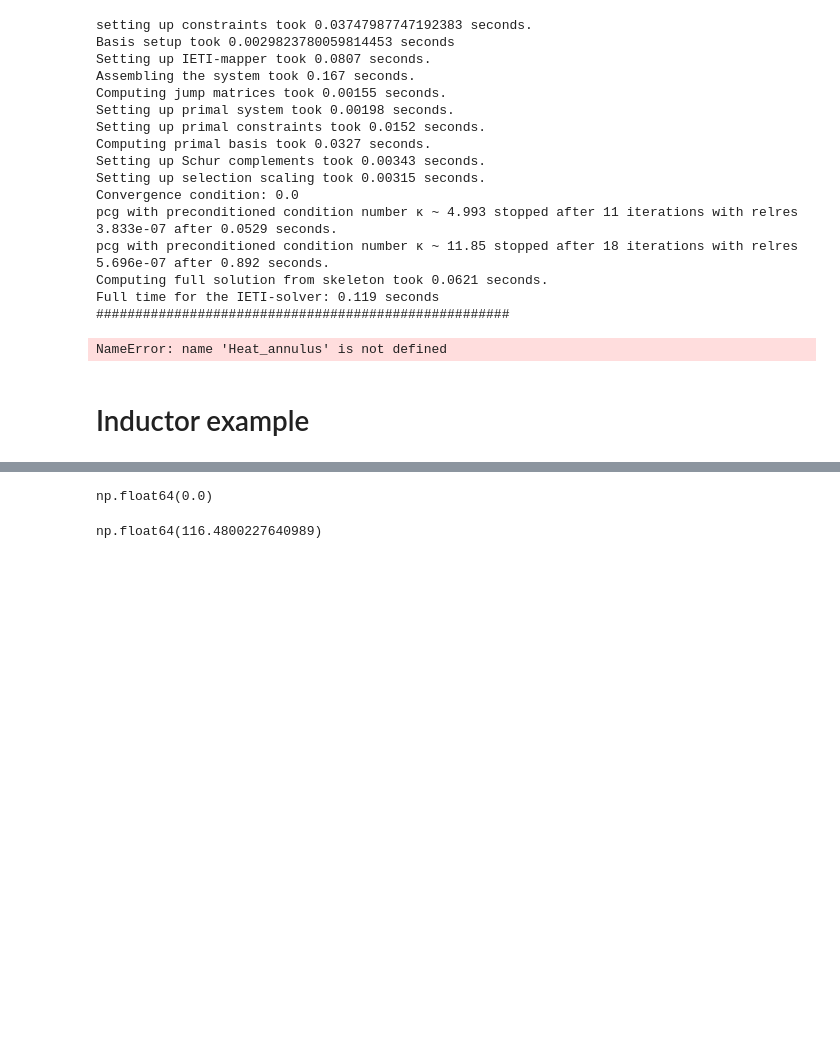
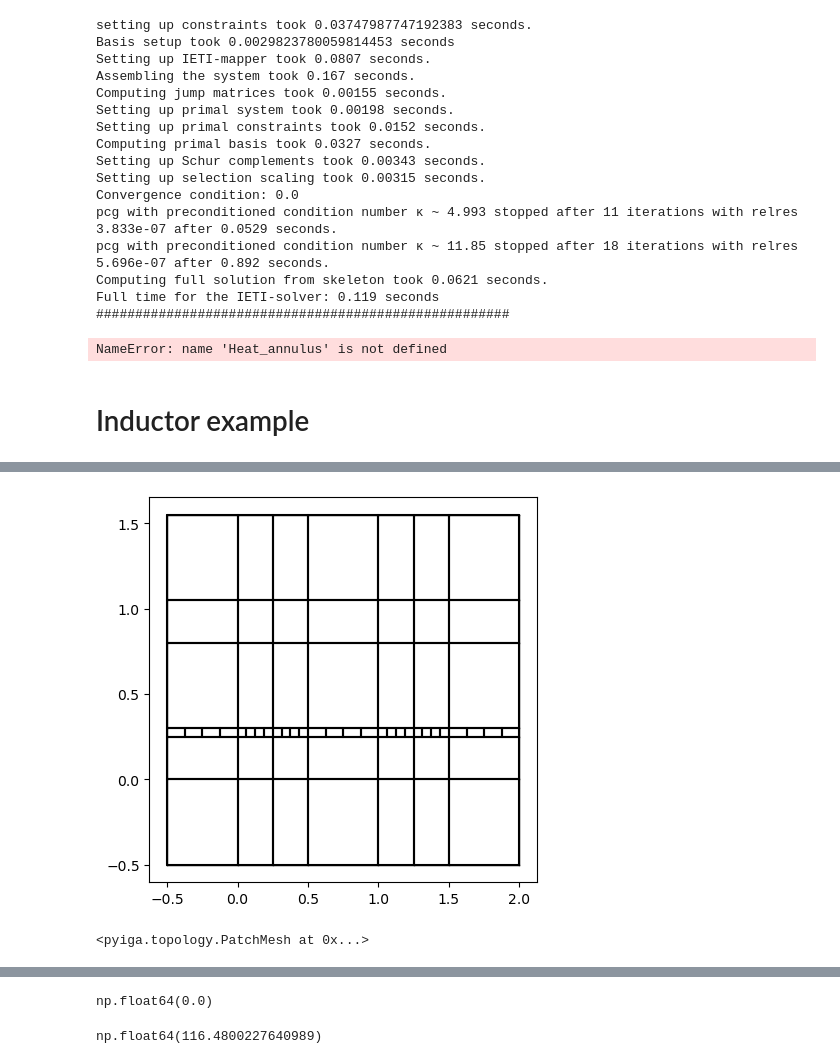
Before and after one commit to Stefan714/pyiga, a Jupyter notebook: notebooks/IETI.ipynb, the cells around one changed output, grey strips where cells are left out. Cells and saved outputs as stored; diff of their text form; code cells hidden in the pictures; blank space fills up the shorter version.

```diff
--- a/notebooks/IETI.ipynb
+++ b/notebooks/IETI.ipynb
@@ -606,10 +607,10 @@ R1 = np.zeros((max(maxiters),2*len(degs)))
 R2 = np.zeros((max(maxiters),2*len(degs)))
 
 f={0:lambda x,y: 100., 1:lambda x,y: 100.}
-a = {0:1000.,1:1.}
+a = {0:1.,1:1.}
 dir_data = {0:0}
 
-plot=True
+plot=False
 
 for i, deg in enumerate(degs):
     N = deg+1
@@ -703,15 +704,15 @@ for i, deg in enumerate(degs):
         R1[k,2*i] = it
         R1[k,2*i+1] = abs(max_eig/min_eig)
 
-        P = MsD_deluxe_whole(IMap, SD.SchurMatrices(), SD.B, C)
-        lam, it, min_eig, max_eig, r = solvers.pcg(F, b, x0=None, maxiter=200, P=P, output=True, rtol=1e-6, atol=1e-12)
-        R2[k,2*i] = it
-        R2[k,2*i+1] = abs(max_eig/min_eig)
+        # P = MsD_deluxe_whole(IMap, SD.SchurMatrices(), SD.B, C)
+        # lam, it, min_eig, max_eig, r = solvers.pcg(F, b, x0=None, maxiter=200, P=P, output=True, rtol=1e-6, atol=1e-12)
+        # R2[k,2*i] = it
+        # R2[k,2*i+1] = abs(max_eig/min_eig)
 
         ### Construct Solution from Lagrange Multiplier and complete with Dirichlet values
         t=time.time()
         u = primal.distributePrimalSolution(I.constructSolutionFromLagrangeMultipliers(lam))
-        u = np.concatenate([IMap.BCRestr[p].complete(u) if p in IMap.BCRestr else u for p,u in enumerate(u)])
+        u = np.concatenate(IMap.completeDirichlet(u))
         t_IETI+=time.time()-t
         print("Computing full solution from skeleton took {:.3} seconds.".format(time.time()-t))
         print("Full time for the IETI-solver: {:.3} seconds".format(t_IETI))
@@ -1283,0 +1262,8 @@ AttributeError: 'PatchMesh' object has no attribute 'copy'
+# %%
+MP.mesh.plotmesh()
+# %% [output]
+[figure, added]
+# %%
+copy.copy(M)
+# %% [output]
+<pyiga.topology.PatchMesh at 0x...>
```
Also changed, not shown: parts of 10 cells of this notebook, 1 other file.
